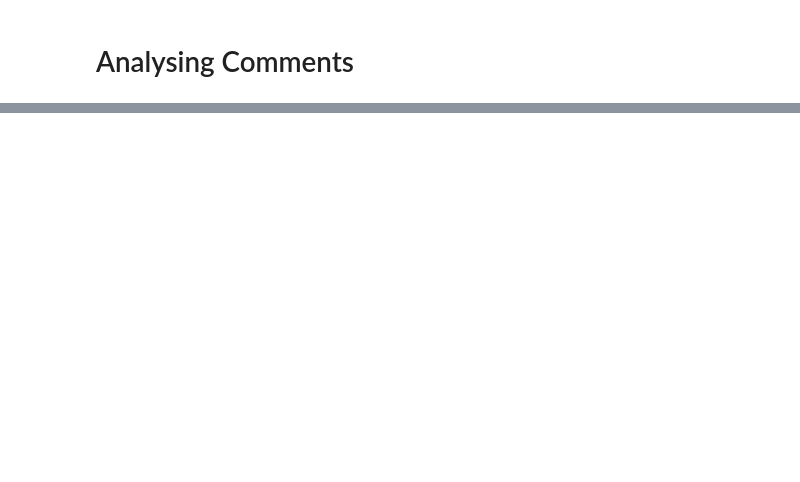
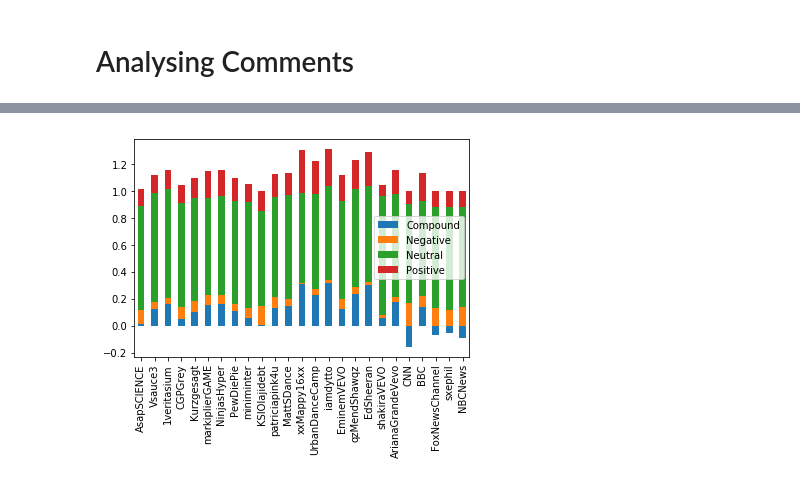
Before and after one commit to SwatiGiri/Youtube_Sentiment_Analysis, a Jupyter notebook: Youtube_comments.ipynb, the cells around one changed output, grey strips where cells are left out. Cells and saved outputs as stored; diff of their text form; code cells hidden in the pictures; blank space fills up the shorter version.

```diff
--- a/Youtube_comments.ipynb
+++ b/Youtube_comments.ipynb
@@ -79,9 +144,8 @@ print("Done")
 # %% [markdown]
 # Analysing Comments
 # %%
-for comment in comments:
-    c = comment['snippet']['topLevelComment']['snippet']['textDisplay']
-    print(c)
+def analyze_comment(c):
+#     print(c)
     # Run Vader Analysis on each comments
     polarity_score = analyzer.polarity_scores(c)
     compound = polarity_score["compound"]
@@ -89,4 +153,5 @@ for comment in comments:
     neu = polarity_score["neu"]
     neg = polarity_score["neg"]
 
-    print( "Compound",compound ,"Positive", pos ,"Neutral", neu ,"Negative", neg)
+#     print( "Compound",compound ,"Positive", pos ,"Neutral", neu ,"Negative", neg)
+    return {"Compound":compound ,"Positive": pos ,"Neutral": neu ,"Negative" :neg}
@@ -98,0 +224,6 @@ https://www.googleapis.com/youtube/v3/search?key=AIzaSyDjPvcDLS7pOLG-qg03hheDYom
+# %%
+channel_wise_data.plot.bar(stacked=True)
+plt.xticks(range(25), channel_wise_data['Channel Name'], rotation='vertical')
+plt.show()
+# %% [output]
+[figure, added]
```
Also changed, not shown: parts of 17 cells of this notebook, 4 other files.
